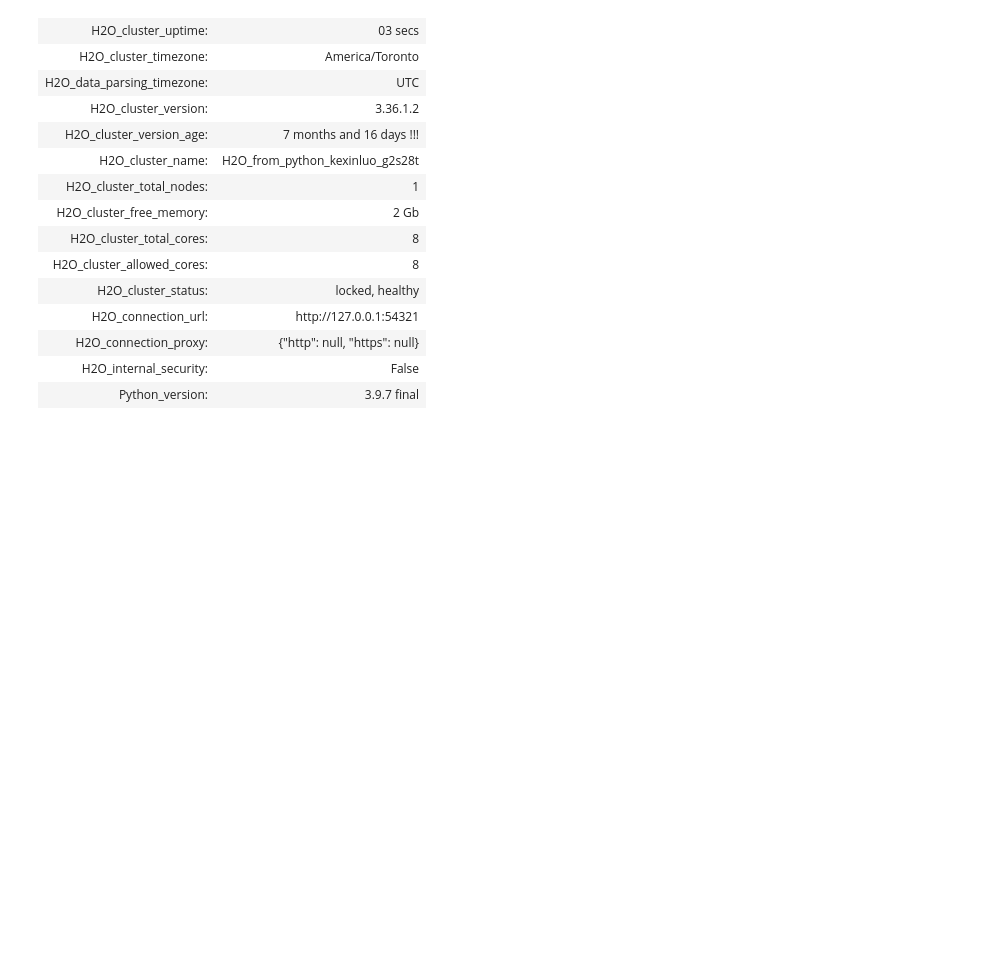
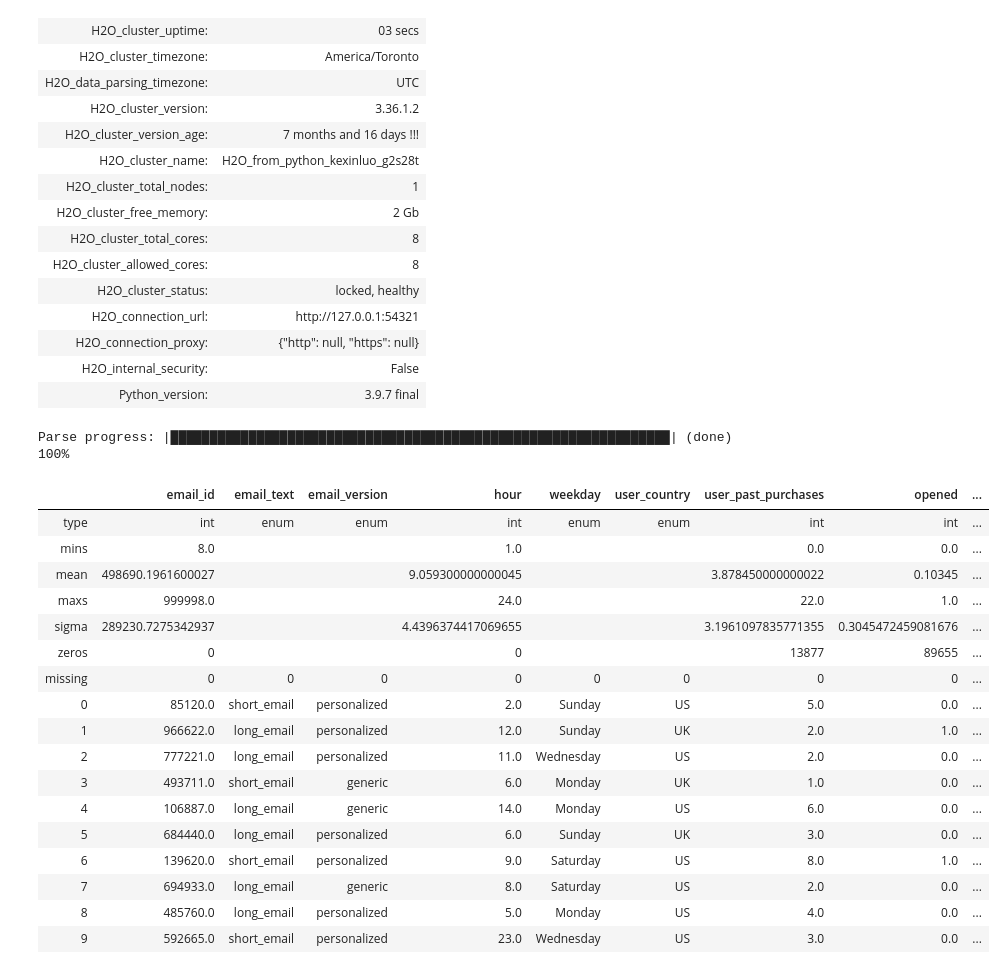
Before and after one commit to kluo9/DS_CASE, a Jupyter notebook: email.ipynb, the cells around one changed output. Cells and saved outputs as stored; diff of their text form; code cells hidden in the pictures; blank space fills up the shorter version.

Commit message:
email: add new content

```diff
--- a/email.ipynb
+++ b/email.ipynb
@@ -281,3 +281,29 @@ Warning: Your H2O cluster version is too old (7 months and 16 days)!Please downl
 | H2O_connection_proxy: | {"http": null, "https": null} |
 | H2O_internal_security: | False |
 | Python_version: | 3.9.7 final |
+# %%
+# Transform to H2O Frame, and make sure the target variable is categorical
+h2o_df = H2OFrame(data)
+h2o_df['clicked'] = h2o_df['clicked'].asfactor()
+
+h2o_df.summary()
+# %% [output]
+Parse progress: |████████████████████████████████████████████████████████████████| (done) 100%
+|  | email_id | email_text | email_version | hour | weekday | user_country | user_past_purchases | opened | ... |
+| type | int | enum | enum | int | enum | enum | int | int | ... |
+| mins | 8.0 |  |  | 1.0 |  |  | 0.0 | 0.0 | ... |
+| mean | 498690.1961600027 |  |  | 9.059300000000045 |  |  | 3.878450000000022 | 0.10345 | ... |
+| maxs | 999998.0 |  |  | 24.0 |  |  | 22.0 | 1.0 | ... |
+| sigma | 289230.7275342937 |  |  | 4.4396374417069655 |  |  | 3.1961097835771355 | 0.3045472459081676 | ... |
+| zeros | 0 |  |  | 0 |  |  | 13877 | 89655 | ... |
+| missing | 0 | 0 | 0 | 0 | 0 | 0 | 0 | 0 | ... |
+| 0 | 85120.0 | short_email | personalized | 2.0 | Sunday | US | 5.0 | 0.0 | ... |
+| 1 | 966622.0 | long_email | personalized | 12.0 | Sunday | UK | 2.0 | 1.0 | ... |
+| 2 | 777221.0 | long_email | personalized | 11.0 | Wednesday | US | 2.0 | 0.0 | ... |
+| 3 | 493711.0 | short_email | generic | 6.0 | Monday | UK | 1.0 | 0.0 | ... |
+| 4 | 106887.0 | long_email | generic | 14.0 | Monday | US | 6.0 | 0.0 | ... |
+| 5 | 684440.0 | long_email | personalized | 6.0 | Sunday | UK | 3.0 | 0.0 | ... |
+| 6 | 139620.0 | short_email | personalized | 9.0 | Saturday | US | 8.0 | 1.0 | ... |
+| 7 | 694933.0 | long_email | generic | 8.0 | Saturday | US | 2.0 | 0.0 | ... |
+| 8 | 485760.0 | long_email | personalized | 5.0 | Monday | US | 4.0 | 0.0 | ... |
+| 9 | 592665.0 | short_email | personalized | 23.0 | Wednesday | US | 3.0 | 0.0 | ... |
```
